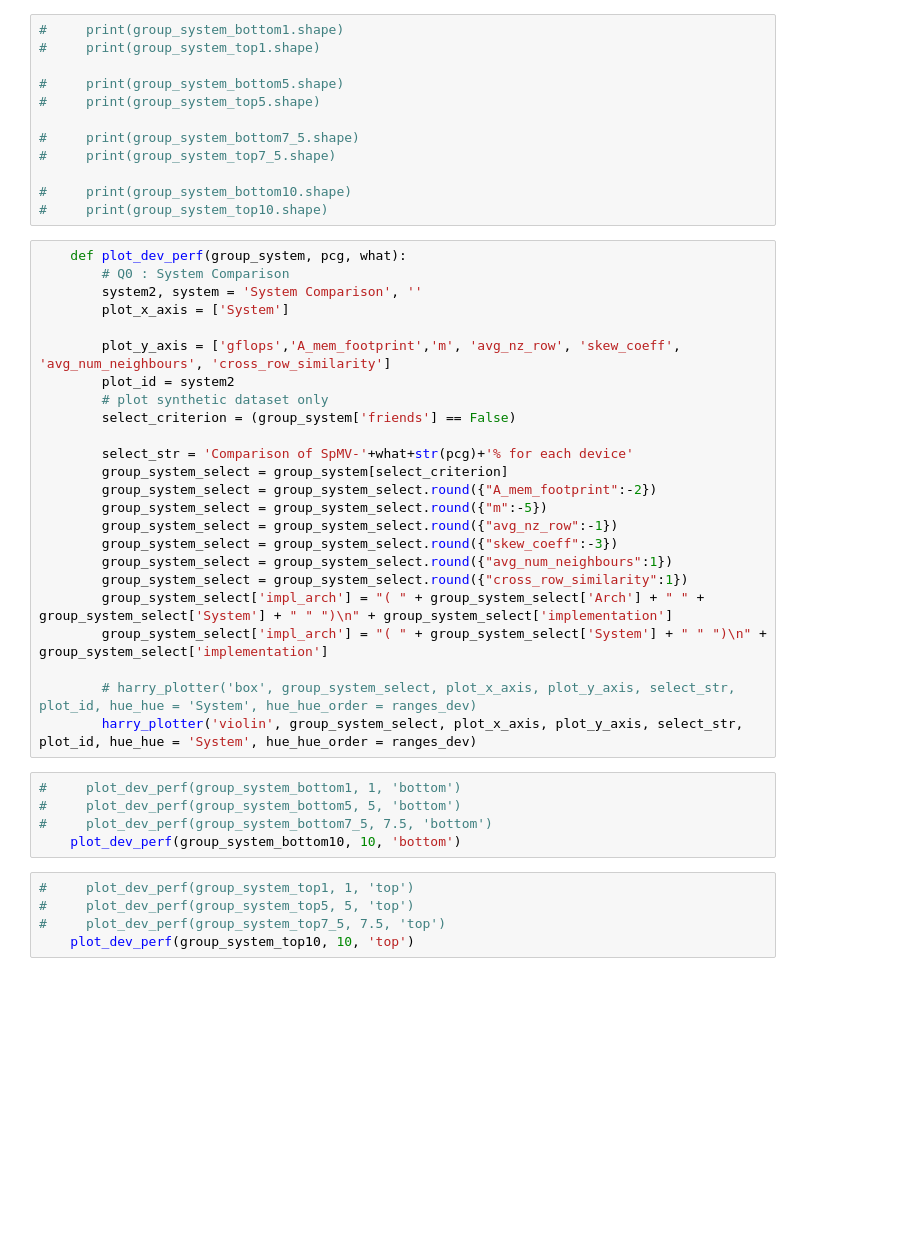
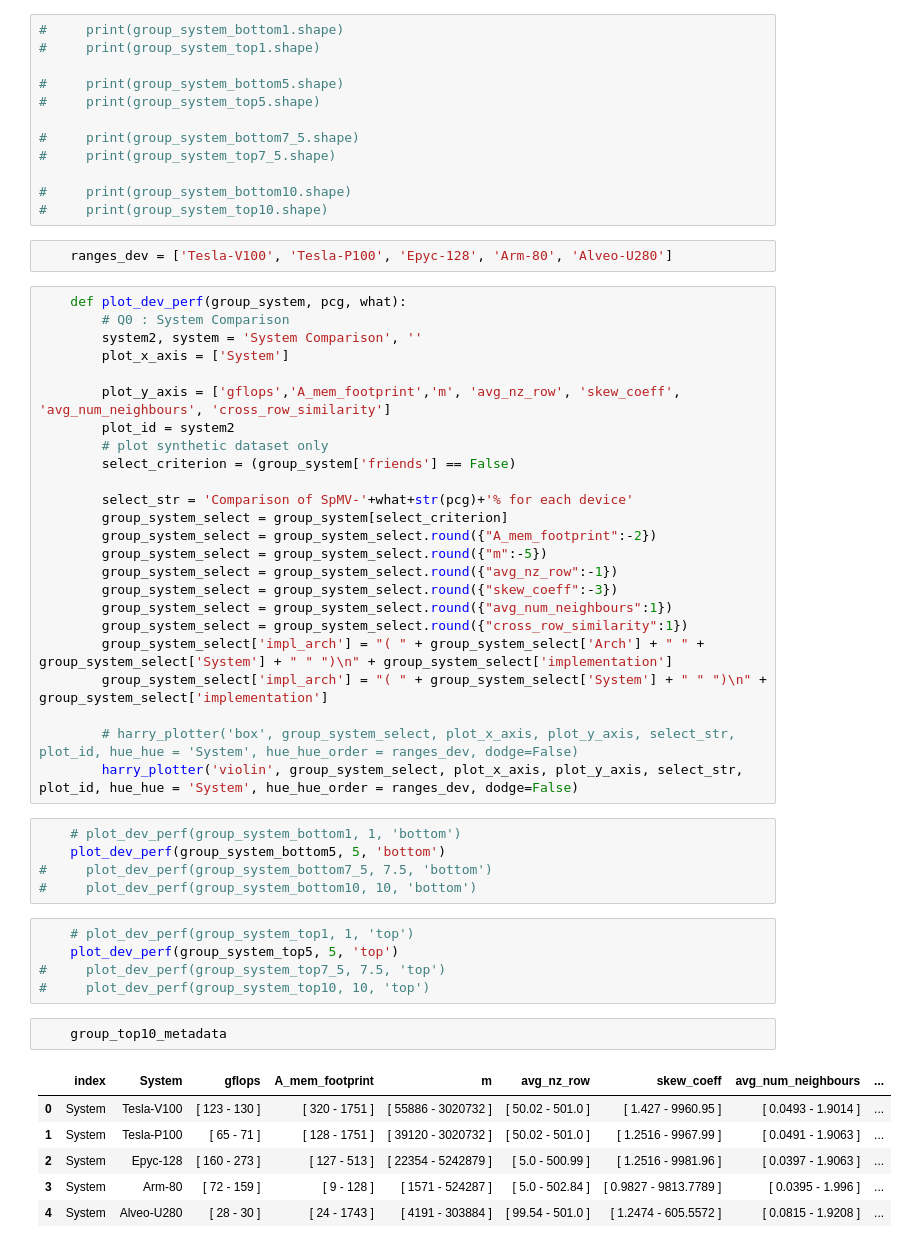
Before and after one commit to cslab-ntua/SpMV-Research, a Jupyter notebook: Pythonia/synthetic_plotter.ipynb, the cells around one changed output. Cells and saved outputs as stored; diff of their text form; blank space fills up the shorter version.

Commit message:
synthetic_plotter update

```diff
--- a/Pythonia/synthetic_plotter.ipynb
+++ b/Pythonia/synthetic_plotter.ipynb
@@ -707,6 +581,8 @@ min_perf = 6.46 GF       max_perf = 70.89 GF
 
 #     print(group_system_bottom10.shape)
 #     print(group_system_top10.shape)
+# %%
+    ranges_dev = ['Tesla-V100', 'Tesla-P100', 'Epyc-128', 'Arm-80', 'Alveo-U280']
 # %%
     def plot_dev_perf(group_system, pcg, what):
         # Q0 : System Comparison
@@ -729,15 +605,24 @@ min_perf = 6.46 GF       max_perf = 70.89 GF
         group_system_select['impl_arch'] = "( " + group_system_select['Arch'] + " " + group_system_select['System'] + " " ")\n" + group_system_select['implementation']
         group_system_select['impl_arch'] = "( " + group_system_select['System'] + " " ")\n" + group_system_select['implementation']
 
-        # harry_plotter('box', group_system_select, plot_x_axis, plot_y_axis, select_str, plot_id, hue_hue = 'System', hue_hue_order = ranges_dev)
-        harry_plotter('violin', group_system_select, plot_x_axis, plot_y_axis, select_str, plot_id, hue_hue = 'System', hue_hue_order = ranges_dev)
+        # harry_plotter('box', group_system_select, plot_x_axis, plot_y_axis, select_str, plot_id, hue_hue = 'System', hue_hue_order = ranges_dev, dodge=False)
+        harry_plotter('violin', group_system_select, plot_x_axis, plot_y_axis, select_str, plot_id, hue_hue = 'System', hue_hue_order = ranges_dev, dodge=False)
 # %%
-#     plot_dev_perf(group_system_bottom1, 1, 'bottom')
-#     plot_dev_perf(group_system_bottom5, 5, 'bottom')
+    # plot_dev_perf(group_system_bottom1, 1, 'bottom')
+    plot_dev_perf(group_system_bottom5, 5, 'bottom')
 #     plot_dev_perf(group_system_bottom7_5, 7.5, 'bottom')
-    plot_dev_perf(group_system_bottom10, 10, 'bottom')
+#     plot_dev_perf(group_system_bottom10, 10, 'bottom')
 # %%
-#     plot_dev_perf(group_system_top1, 1, 'top')
-#     plot_dev_perf(group_system_top5, 5, 'top')
+    # plot_dev_perf(group_system_top1, 1, 'top')
+    plot_dev_perf(group_system_top5, 5, 'top')
 #     plot_dev_perf(group_system_top7_5, 7.5, 'top')
-    plot_dev_perf(group_system_top10, 10, 'top')
+#     plot_dev_perf(group_system_top10, 10, 'top')
+# %%
+    group_top10_metadata
+# %% [output]
+|  | index | System | gflops | A_mem_footprint | m | avg_nz_row | skew_coeff | avg_num_neighbours | ... |
+| 0 | System | Tesla-V100 | [ 123 - 130 ] | [ 320 - 1751 ] | [ 55886 - 3020732 ] | [ 50.02 - 501.0 ] | [ 1.427 - 9960.95 ] | [ 0.0493 - 1.9014 ] | ... |
+| 1 | System | Tesla-P100 | [ 65 - 71 ] | [ 128 - 1751 ] | [ 39120 - 3020732 ] | [ 50.02 - 501.0 ] | [ 1.2516 - 9967.99 ] | [ 0.0491 - 1.9063 ] | ... |
+| 2 | System | Epyc-128 | [ 160 - 273 ] | [ 127 - 513 ] | [ 22354 - 5242879 ] | [ 5.0 - 500.99 ] | [ 1.2516 - 9981.96 ] | [ 0.0397 - 1.9063 ] | ... |
+| 3 | System | Arm-80 | [ 72 - 159 ] | [ 9 - 128 ] | [ 1571 - 524287 ] | [ 5.0 - 502.84 ] | [ 0.9827 - 9813.7789 ] | [ 0.0395 - 1.996 ] | ... |
+| 4 | System | Alveo-U280 | [ 28 - 30 ] | [ 24 - 1743 ] | [ 4191 - 303884 ] | [ 99.54 - 501.0 ] | [ 1.2474 - 605.5572 ] | [ 0.0815 - 1.9208 ] | ... |
```
Also changed, not shown: parts of 22 cells of this notebook.
